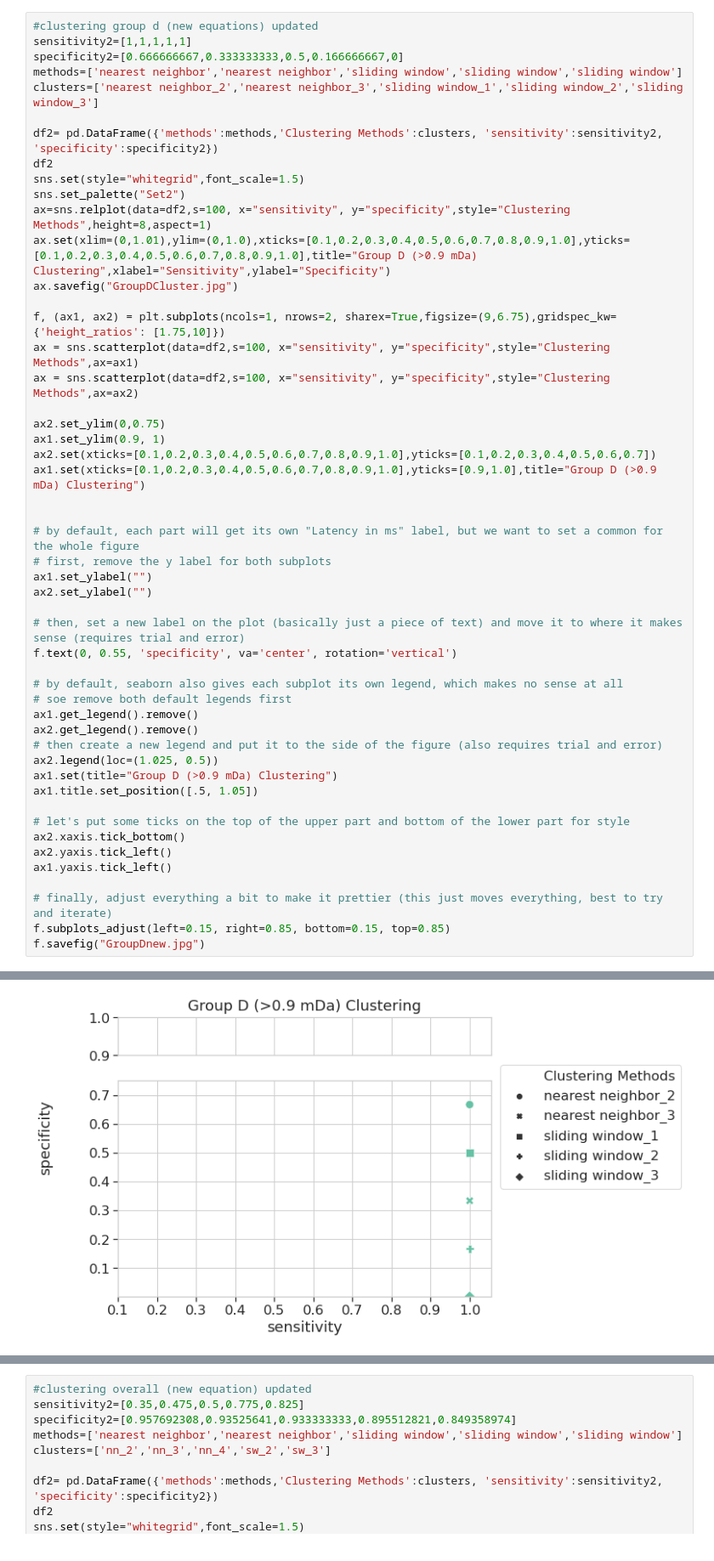
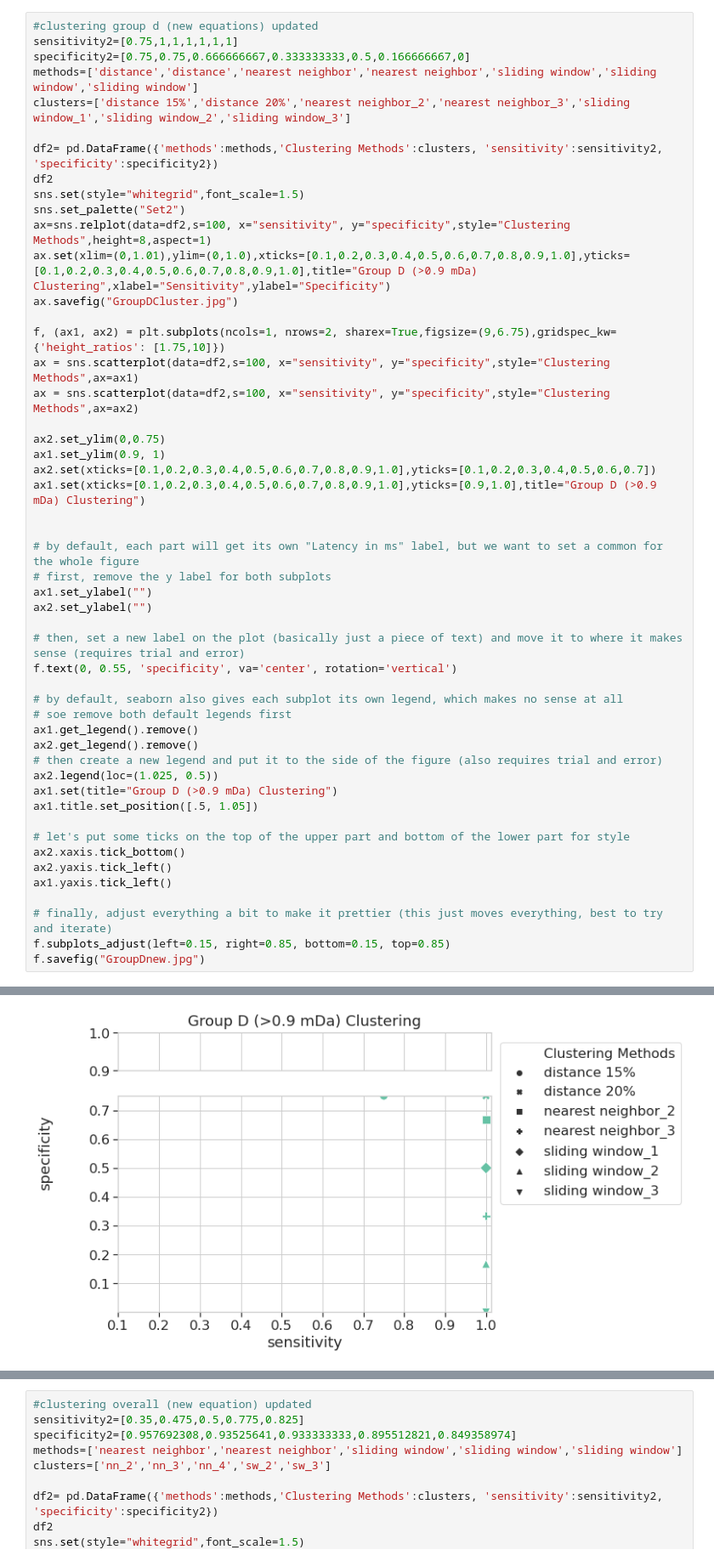
Before and after one commit to Candice-Nichols/SortItOut, a Jupyter notebook: graph/ProteinGraphs(nonmem)-0210.ipynb, the cells around one changed output, grey strips where cells are left out. Shown at 85% size. Drawn from its saved outputs; the diff is of its cells as text.

Commit message:
update clustering results graph

```diff
--- a/graph/ProteinGraphs(nonmem)-0210.ipynb
+++ b/graph/ProteinGraphs(nonmem)-0210.ipynb
@@ -327,9 +327,9 @@ f.savefig("GroupCnew.jpg")
 # %%
 #clustering group d (new equations) updated
-sensitivity2=[1,1,1,1,1]
-specificity2=[0.666666667,0.333333333,0.5,0.166666667,0]
-methods=['nearest neighbor','nearest neighbor','sliding window','sliding window','sliding window']
-clusters=['nearest neighbor_2','nearest neighbor_3','sliding window_1','sliding window_2','sliding window_3']
+sensitivity2=[0.75,1,1,1,1,1,1]
+specificity2=[0.75,0.75,0.666666667,0.333333333,0.5,0.166666667,0]
+methods=['distance','distance','nearest neighbor','nearest neighbor','sliding window','sliding window','sliding window']
+clusters=['distance 15%','distance 20%','nearest neighbor_2','nearest neighbor_3','sliding window_1','sliding window_2','sliding window_3']
 
 df2= pd.DataFrame({'methods':methods,'Clustering Methods':clusters, 'sensitivity':sensitivity2, 'specificity':specificity2})
 df2
@@ -379,3 +379,3 @@ f.savefig("GroupDnew.jpg")
-[figure, old version]
+[figure, new version]
 # %%
 #combine the above four graphs (new equation) updated
```
Also changed, not shown: parts of 5 cells of this notebook, 10 other files.
